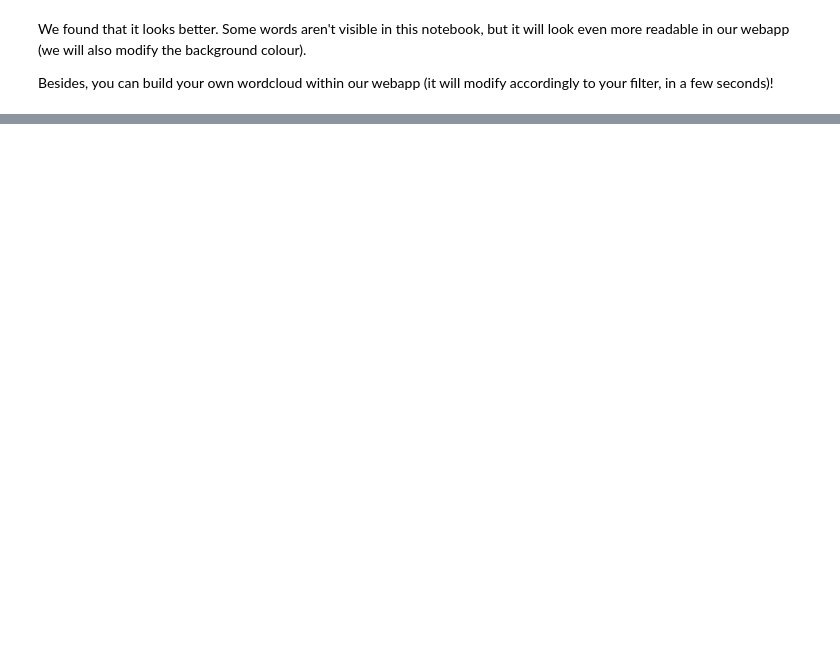
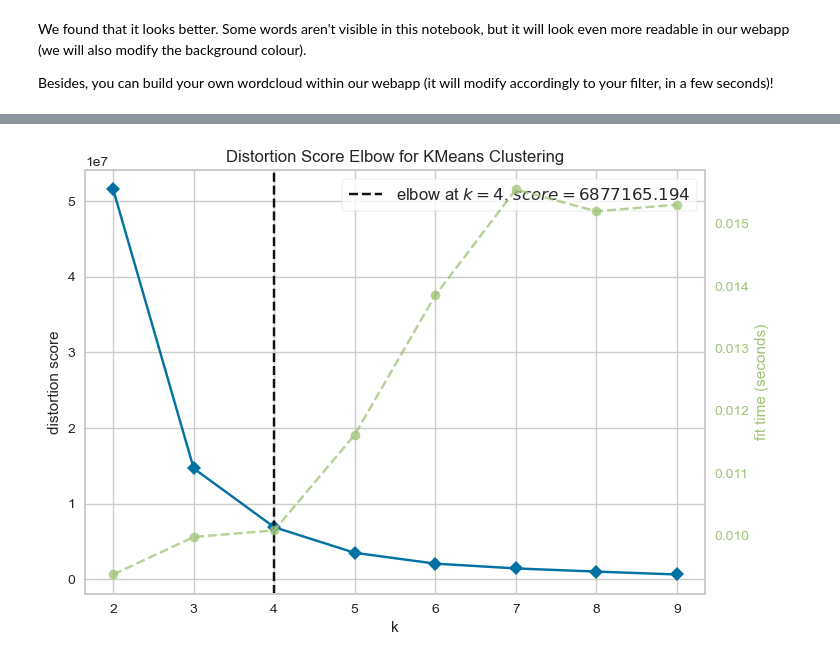
Before and after one commit to JulesBrable/UFO, a Jupyter notebook: project_main.ipynb, the cells around one changed output, grey strips where cells are left out. Saved outputs shown, nothing was run; the diff lists cells and outputs as text; code cells hidden in the pictures; blank space fills up the shorter version.

Commit message:
KMeans clustering

```diff
--- a/project_main.ipynb
+++ b/project_main.ipynb
@@ -519,0 +529,11 @@ Besides, you can build your own wordcloud within our webapp (it will modify acco
+# %%
+light = ["light", "flash", "fireball", "flare"]
+flat = ["disk", "circle", "triangle", "diamond", "chevron", "rectangle", "cross",
+        "round", "hexagon"]
+volumetric = ["sphere", "egg", "oval", "cone", "teardrop", "cylinder", "pyramid", "dome", "cigar"]
+other = list(set(df1.loc[~(df1["shape"].isin(light) | df1["shape"].isin(flat) | df1["shape"].isin(volumetric))]['shape']))
+# %%
+df1["kmshape"] = df1["shape"].replace(dict.fromkeys(light, 'light'))
+df1["kmshape"] = df1["kmshape"].replace(dict.fromkeys(flat, 'flat'))
+df1["kmshape"] = df1["kmshape"].replace(dict.fromkeys(volumetric, 'volumetric'))
+df1["kmshape"] = df1["kmshape"].replace(dict.fromkeys(other, 'other'))
@@ -519,0 +548,19 @@ Besides, you can build your own wordcloud within our webapp (it will modify acco
+# %%
+# we normalized the column so as to remove the size effect
+# in terms of difference in total number of sightings by state
+gr = df1.groupby("state")["kmshape"].value_counts(normalize =True).to_frame("count").reset_index()
+
+#Reshape from long to wide
+df_wide = pd.pivot(gr, index='state', columns = 'kmshape', values = 'count')
+
+#Re-arange the new columns in the correct order
+cols = gr['kmshape'].unique()
+df_wide = df_wide[cols].fillna(0).reset_index()
+# %%
+to_merge = df1.value_counts("state").to_frame("count").reset_index()
+df_wide = pd.merge(df_wide, to_merge, how="inner", on="state")
+
+to_merge = df1.groupby("state")["duration_seconds"].median().to_frame("median").reset_index()
+df_wide = pd.merge(df_wide, to_merge, how="inner", on="state")
+
+df_wide.head()
@@ -519,0 +583,9 @@ Besides, you can build your own wordcloud within our webapp (it will modify acco
+# %%
+km = KMeans(random_state=42)
+visualizer = KElbowVisualizer(km, k=(2,10))
+
+visualizer.fit(df_wide.drop("state", axis=1))        # Fit the data to the visualizer
+visualizer.show()        # Finalize and render the figure
+plt.show()
+# %% [output]
+[figure, added]
```
Also changed, not shown: parts of 24 cells of this notebook, 1 other file.
